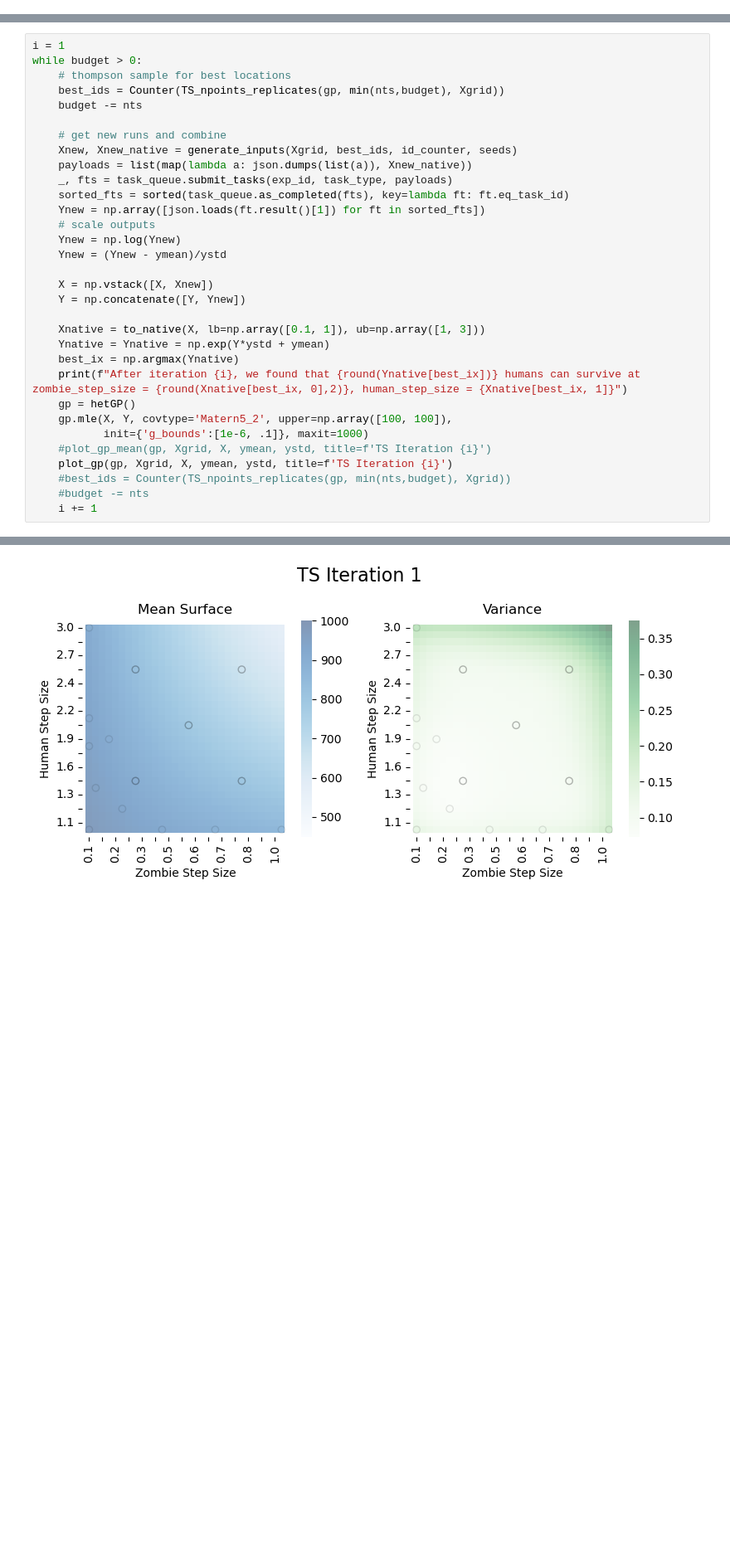
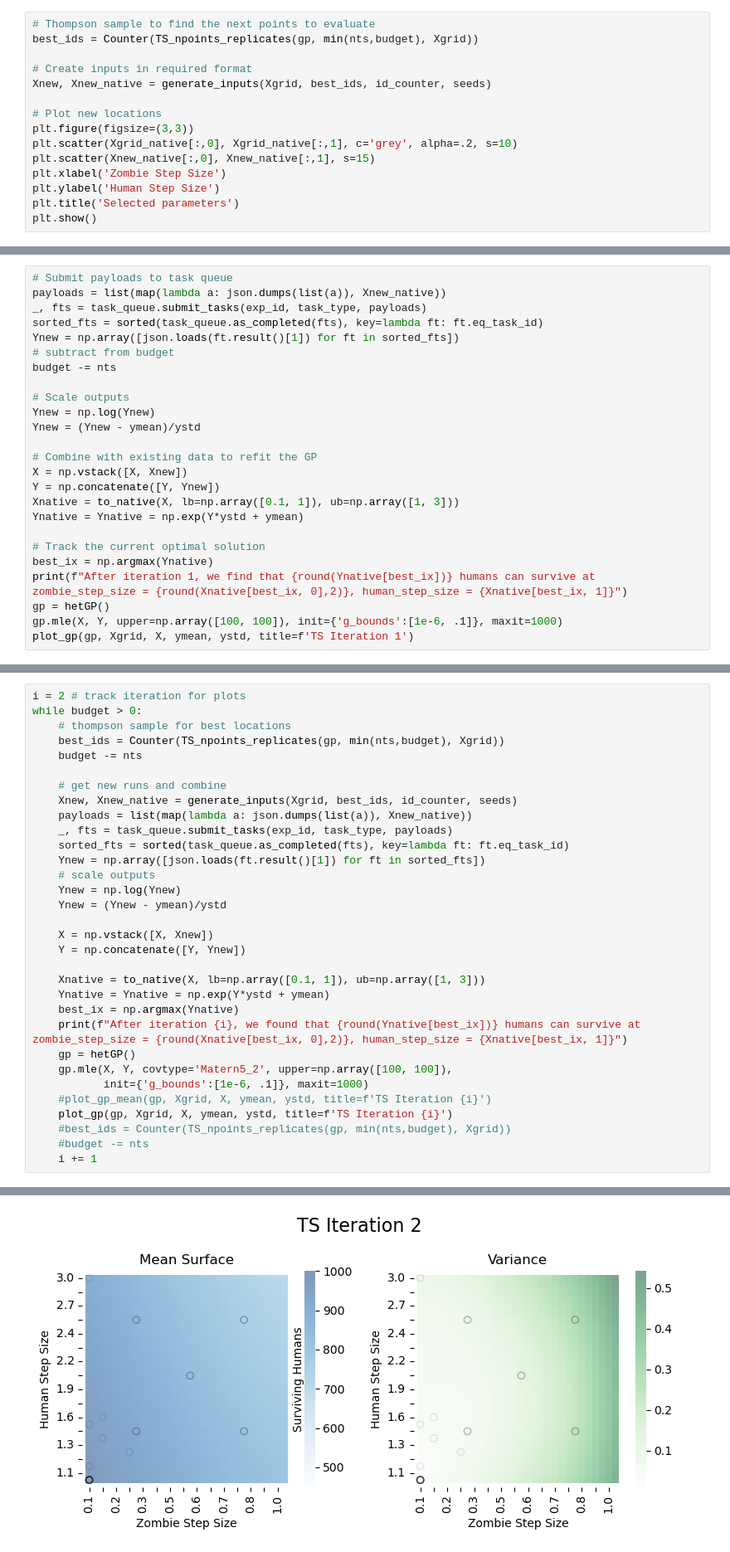
Before and after one commit to emews/emews_tutorial_BO, a Jupyter notebook: python/zombiesBO.ipynb, the cells around one changed output, grey strips where cells are left out. Shown: that part at 83% size. Saved outputs shown, nothing was run; the diff lists cells and outputs as text; blank space fills up the shorter version.

```diff
--- a/python/zombiesBO.ipynb
+++ b/python/zombiesBO.ipynb
@@ -133,0 +163,15 @@ MLE optimization:
+# %%
+# Thompson sample to find the next points to evaluate
+best_ids = Counter(TS_npoints_replicates(gp, min(nts,budget), Xgrid))
+
+# Create inputs in required format
+Xnew, Xnew_native = generate_inputs(Xgrid, best_ids, id_counter, seeds)
+
+# Plot new locations
+plt.figure(figsize=(3,3))
+plt.scatter(Xgrid_native[:,0], Xgrid_native[:,1], c='grey', alpha=.2, s=10)
+plt.scatter(Xnew_native[:,0], Xnew_native[:,1], s=15)
+plt.xlabel('Zombie Step Size')
+plt.ylabel('Human Step Size')
+plt.title('Selected parameters')
+plt.show()
@@ -133,0 +183,25 @@ MLE optimization:
+# %%
+# Submit payloads to task queue
+payloads = list(map(lambda a: json.dumps(list(a)), Xnew_native))
+_, fts = task_queue.submit_tasks(exp_id, task_type, payloads)
+sorted_fts = sorted(task_queue.as_completed(fts), key=lambda ft: ft.eq_task_id)
+Ynew = np.array([json.loads(ft.result()[1]) for ft in sorted_fts])
+# subtract from budget
+budget -= nts
+
+# Scale outputs
+Ynew = np.log(Ynew)
+Ynew = (Ynew - ymean)/ystd
+
+# Combine with existing data to refit the GP
+X = np.vstack([X, Xnew])
+Y = np.concatenate([Y, Ynew])
+Xnative = to_native(X, lb=np.array([0.1, 1]), ub=np.array([1, 3]))
+Ynative = Ynative = np.exp(Y*ystd + ymean)
+
+# Track the current optimal solution
+best_ix = np.argmax(Ynative)
+print(f"After iteration 1, we find that {round(Ynative[best_ix])} humans can survive at zombie_step_size = {round(Xnative[best_ix, 0],2)}, human_step_size = {Xnative[best_ix, 1]}")
+gp = hetGP()
+gp.mle(X, Y, upper=np.array([100, 100]), init={'g_bounds':[1e-6, .1]}, maxit=1000)
+plot_gp(gp, Xgrid, X, ymean, ystd, title=f'TS Iteration 1')
@@ -134,5 +215,5 @@ MLE optimization:
 # %%
-i = 1
+i = 2 # track iteration for plots
 while budget > 0:
     # thompson sample for best locations
     best_ids = Counter(TS_npoints_replicates(gp, min(nts,budget), Xgrid))
@@ -169 +250 @@ After iteration 1, we found that 975 humans can survive at zombie_step_size = 0.
-[figure, old version]
+[figure, new version]
```
Also changed, not shown: parts of 27 cells of this notebook, 2 other files.
